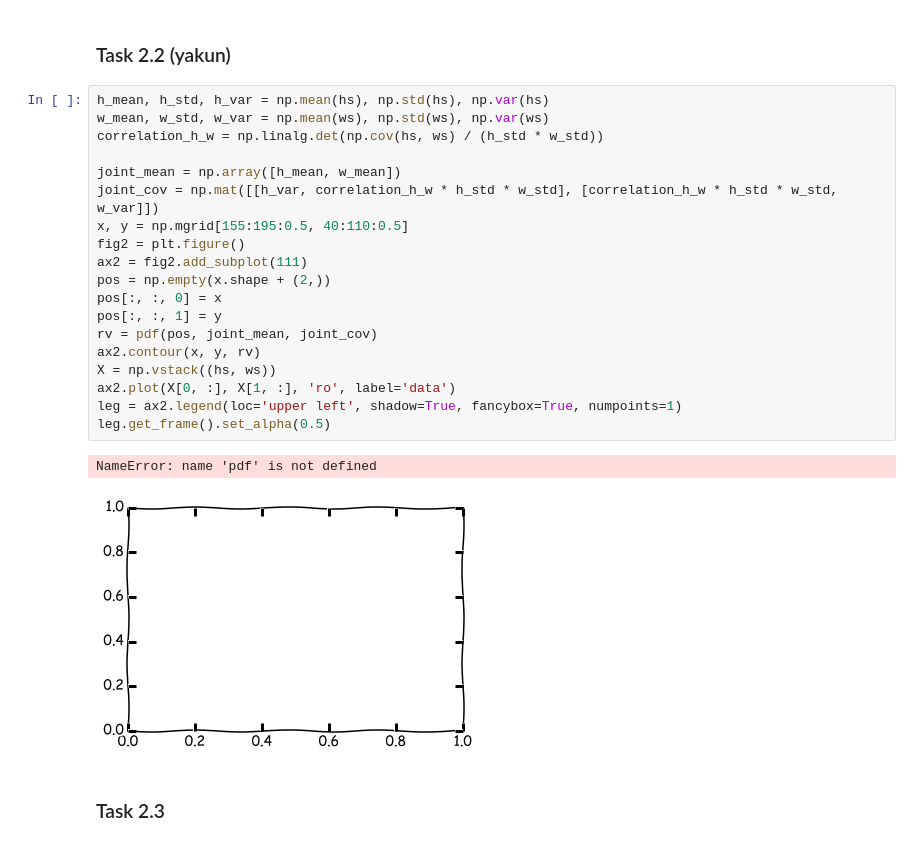
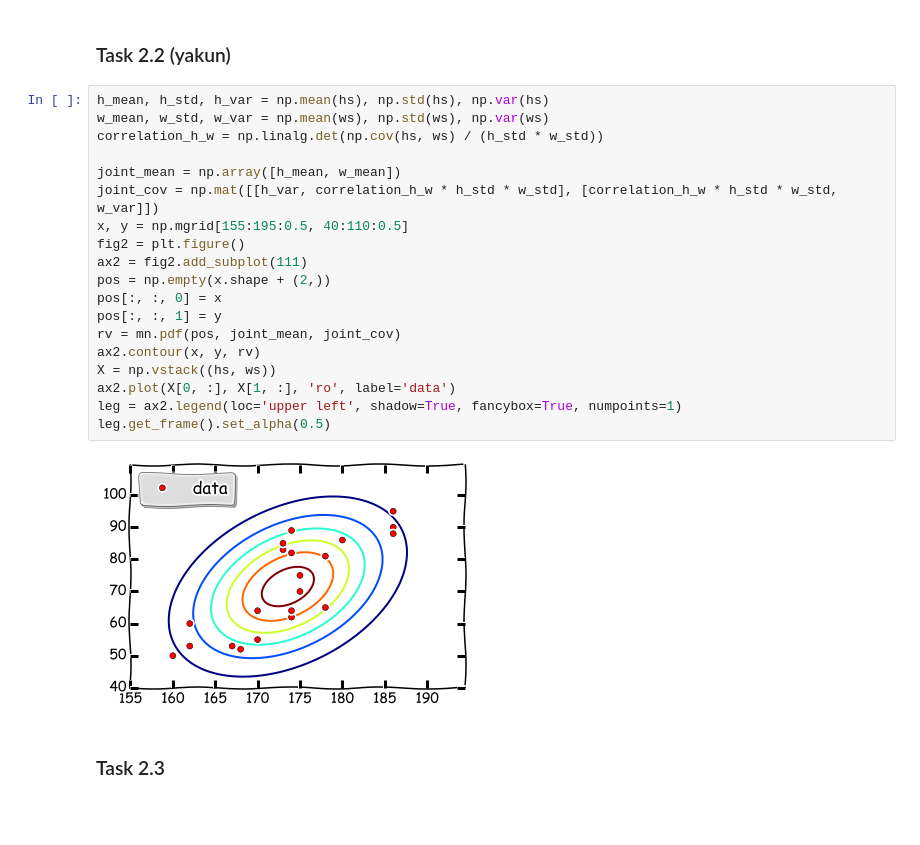
Before and after one commit to liyakun/Pattern-Recognition, a Jupyter notebook: SecondProject/src2.ipynb, the cells around one changed output. Cells and saved outputs as stored; diff of their text form; blank space fills up the shorter version.

```diff
--- a/SecondProject/src2.ipynb
+++ b/SecondProject/src2.ipynb
@@ -77,25 +74,24 @@ legend = ax2.legend(loc='lower right')
 # %%
 h_mean, h_std, h_var = np.mean(hs), np.std(hs), np.var(hs)
 w_mean, w_std, w_var = np.mean(ws), np.std(ws), np.var(ws)
 correlation_h_w = np.linalg.det(np.cov(hs, ws) / (h_std * w_std))
 
 joint_mean = np.array([h_mean, w_mean])
 joint_cov = np.mat([[h_var, correlation_h_w * h_std * w_std], [correlation_h_w * h_std * w_std, w_var]])
 x, y = np.mgrid[155:195:0.5, 40:110:0.5]
 fig2 = plt.figure()
 ax2 = fig2.add_subplot(111)
 pos = np.empty(x.shape + (2,))
 pos[:, :, 0] = x
 pos[:, :, 1] = y
-rv = pdf(pos, joint_mean, joint_cov)
+rv = mn.pdf(pos, joint_mean, joint_cov)
 ax2.contour(x, y, rv)
 X = np.vstack((hs, ws))
 ax2.plot(X[0, :], X[1, :], 'ro', label='data')
 leg = ax2.legend(loc='upper left', shadow=True, fancybox=True, numpoints=1)
 leg.get_frame().set_alpha(0.5)
 # %% [output]
-NameError: name 'pdf' is not defined
-[figure, old version]
+[figure, new version]
 # %% [markdown]
 ### Task 2.3
 # %%
```
Also changed, not shown: parts of 3 cells of this notebook.
